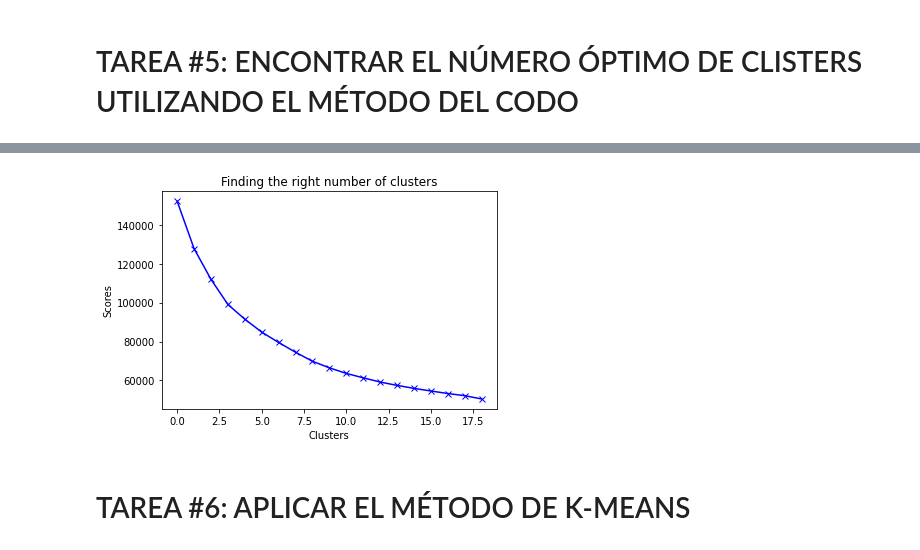
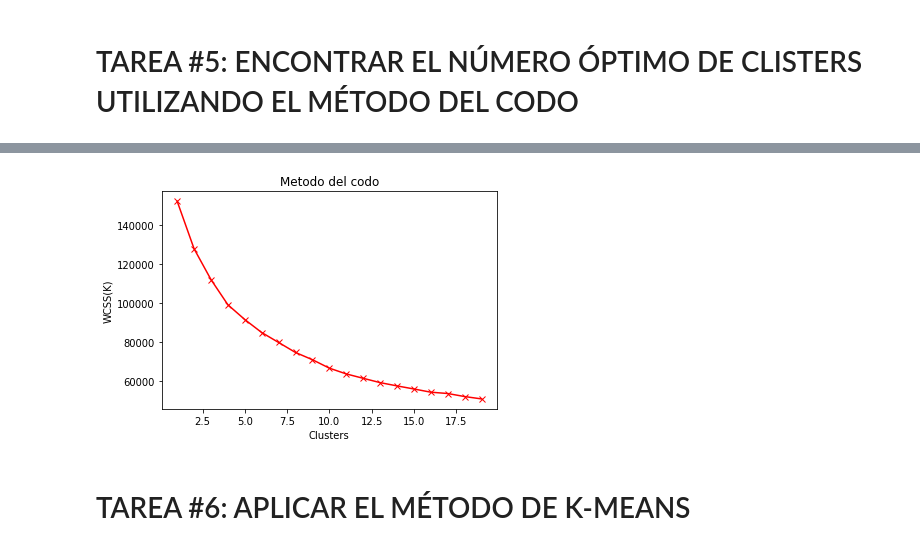
Before and after one commit to cristobalvch/DataScience-For-Business, a Jupyter notebook: Marketing-Clustering.ipynb, the cells around one changed output, grey strips where cells are left out. Drawn from its saved outputs; the diff is of its cells as text; code cells hidden in the pictures.

```diff
--- a/Marketing-Clustering.ipynb
+++ b/Marketing-Clustering.ipynb
@@ -266,3 +264,5 @@ plt.show()
 # TAREA #5: ENCONTRAR EL NÚMERO ÓPTIMO DE CLISTERS UTILIZANDO EL MÉTODO DEL CODO
 # %%
 # Empecemos por escalar primero el dataset
+scaler = StandardScaler()
+df_scaled = scaler.fit_transform(df)
@@ -287,9 +269,22 @@ array([[-0.73198937, -0.24943448, -0.42489974, ..., -0.31096755,
 # %%
+scores = list()
+K_values = range(1,20)
+
+for i in K_values:
+  kmeans = KMeans(n_clusters=i)
+  kmeans.fit(df_scaled)
+  scores.append(kmeans.inertia_)
+
+plt.plot(K_values,scores,'rx-')
+plt.title('Metodo del codo')
+plt.xlabel('Clusters')
+plt.ylabel('WCSS(K)')
+plt.show()
 
 # Con el gráfico podemos ver que en 4 clusters es donde se forma el codo de la curva.
 # Sin embargo, los valores no se reducen a una forma lineal hasta el 8º cluster.
-# Elijamos pues un número de clusters igual a 7.
+# Elijamos pues un número de clusters igual a 8.
 # %% [output]
-[figure, old version]
+[figure, new version]
 # %% [markdown]
 # TAREA #6: APLICAR EL MÉTODO DE K-MEANS
```
Also changed, not shown: parts of 41 cells of this notebook.
